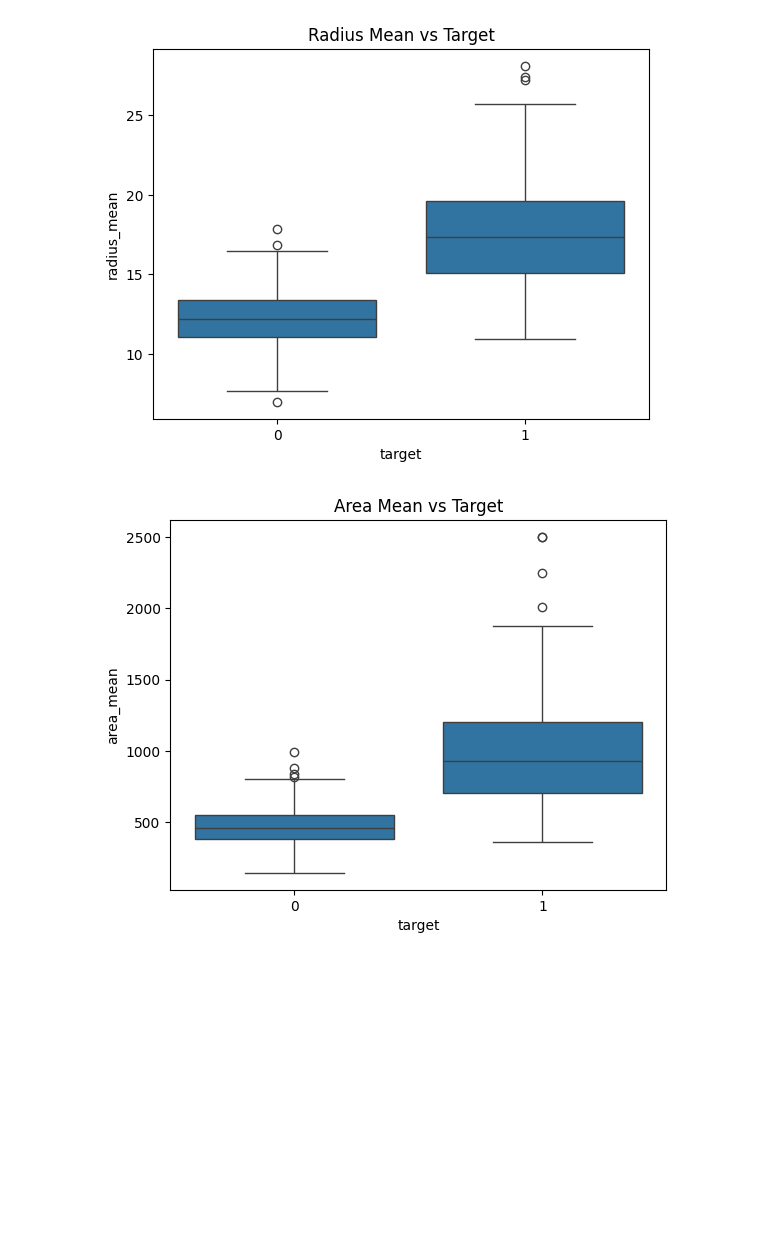
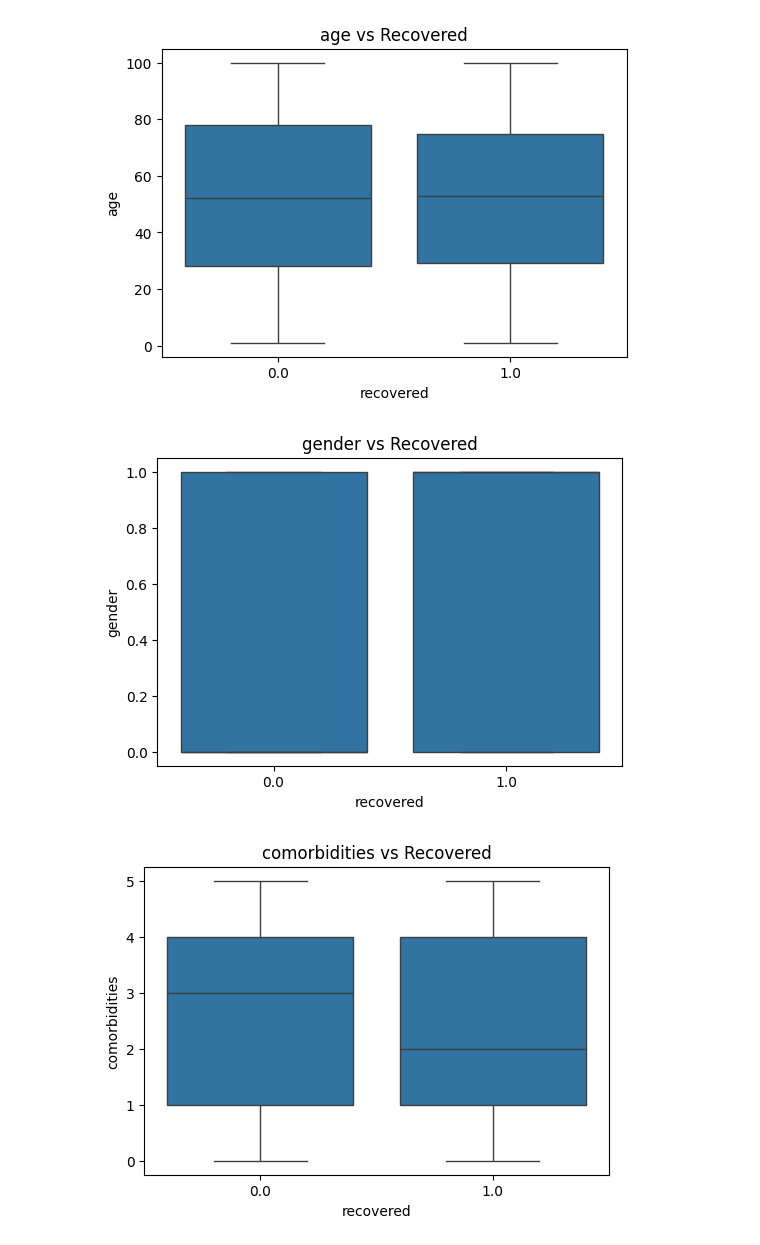
Before and after one commit to MathusiganSenthan/machine-learning-Group-Pro, a Jupyter notebook: IT22569318.ipynb, the cells around one changed output. Saved outputs shown, nothing was run; the diff lists cells and outputs as text; code cells hidden in the pictures; blank space fills up the shorter version.

```diff
--- a/IT22569318.ipynb
+++ b/IT22569318.ipynb
@@ -90,12 +110,16 @@ plt.show()
-# %%
-# Boxplots for important features
-sns.boxplot(x='target', y='radius_mean', data=df)
-plt.title("Radius Mean vs Target")
-plt.show()
-
-sns.boxplot(x='target', y='area_mean', data=df)
-plt.title("Area Mean vs Target")
-plt.show()
-# %% [output]
-[figure, removed]
-[figure, removed]
+# %%
+# Boxplots for important features
+# List of numerical features to plot (exclude target)
+numerical_cols = df.select_dtypes(include=['int64', 'float64']).columns.tolist()
+numerical_cols.remove('recovered')  # remove target from features
+
+# Loop through each feature and plot boxplot
+for feature in numerical_cols:
+    plt.figure(figsize=(6, 4))
+    sns.boxplot(x='recovered', y=feature, data=df)
+    plt.title(f"{feature} vs Recovered")
+    plt.show()
+# %% [output]
+[figure, added]
+[figure, added]
+[figure, added]
```
Also changed, not shown: parts of 18 cells of this notebook.
